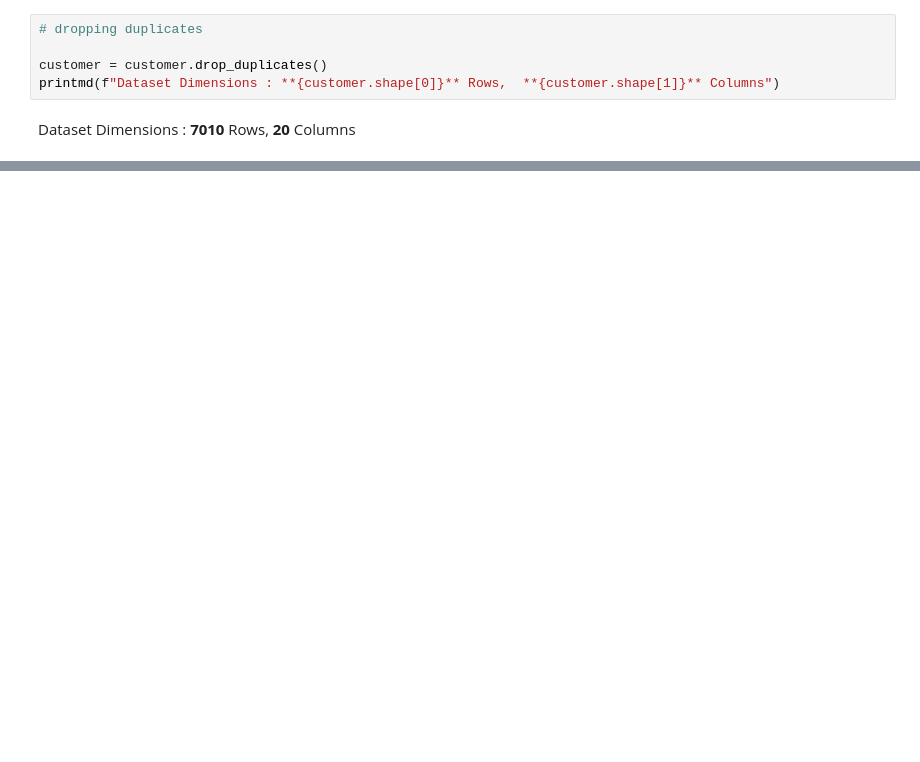
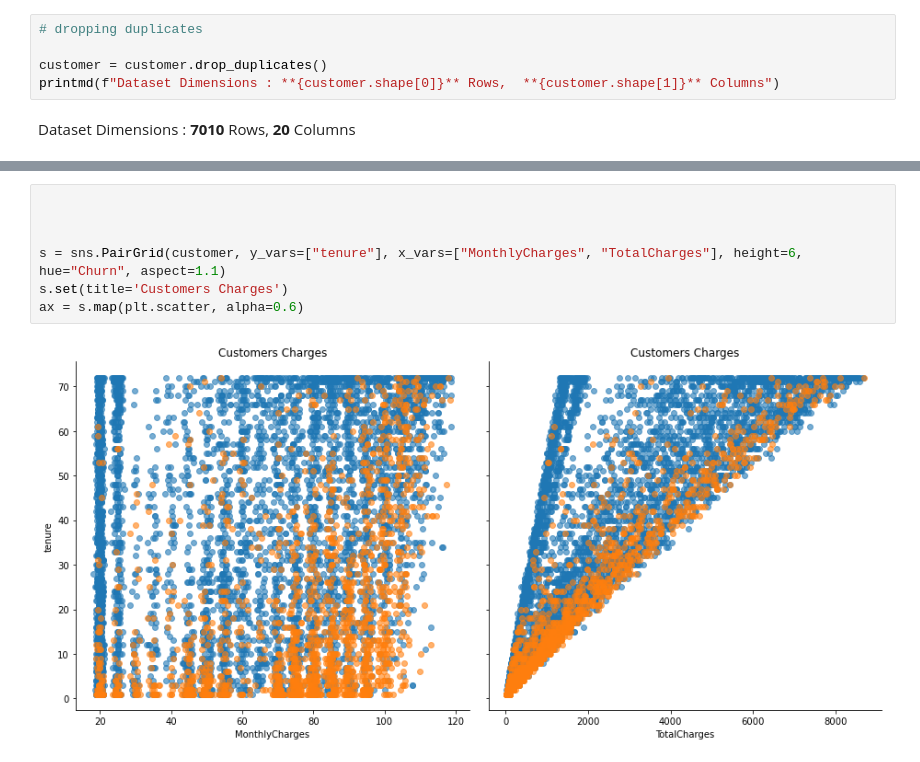
Before and after one commit to moutasam/Capstone-Telecom-Customers, a Jupyter notebook: TelcoCustomerChurn.ipynb, the cells around one changed output, grey strips where cells are left out. Saved outputs shown, nothing was run; the diff lists cells and outputs as text; blank space fills up the shorter version.

```diff
--- a/TelcoCustomerChurn.ipynb
+++ b/TelcoCustomerChurn.ipynb
@@ -350,0 +360,9 @@ customer[['tenure', 'MonthlyCharges', 'TotalCharges']].describe().T
+# %%
+
+
+
+s = sns.PairGrid(customer, y_vars=["tenure"], x_vars=["MonthlyCharges", "TotalCharges"], height=6, hue="Churn", aspect=1.1)
+s.set(title='Customers Charges')
+ax = s.map(plt.scatter, alpha=0.6)
+# %% [output]
+[figure, added]
```
Also changed, not shown: parts of 60 cells of this notebook.
